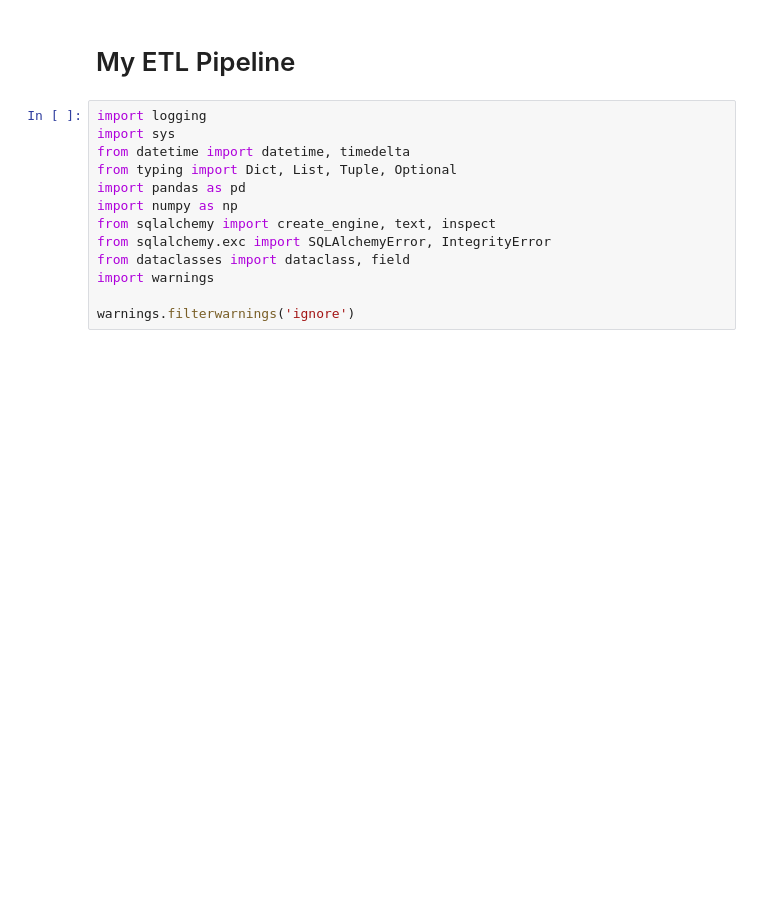
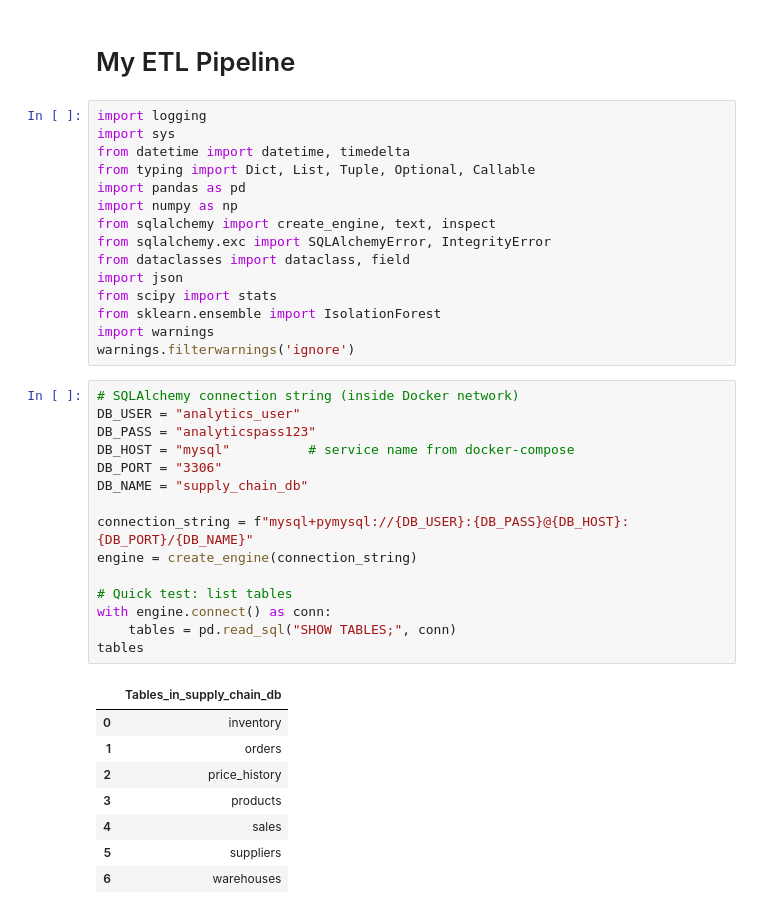
Before and after one commit to Caio-Felice-Cunha/Supply-Chain-Intelligence-Hub, a Jupyter notebook: notebooks/python_analysis.ipynb, the cells around one changed output. Cells and saved outputs as stored; diff of their text form; blank space fills up the shorter version.

```diff
--- a/notebooks/python_analysis.ipynb
+++ b/notebooks/python_analysis.ipynb
@@ -4,15 +4,41 @@
 import logging
 import sys
 from datetime import datetime, timedelta
-from typing import Dict, List, Tuple, Optional
+from typing import Dict, List, Tuple, Optional, Callable
 import pandas as pd
 import numpy as np
 from sqlalchemy import create_engine, text, inspect
 from sqlalchemy.exc import SQLAlchemyError, IntegrityError
 from dataclasses import dataclass, field
+import json
+from scipy import stats
+from sklearn.ensemble import IsolationForest
 import warnings
-
 warnings.filterwarnings('ignore')
+# %%
+# SQLAlchemy connection string (inside Docker network)
+DB_USER = "analytics_user"
+DB_PASS = "analyticspass123"
+DB_HOST = "mysql"          # service name from docker-compose
+DB_PORT = "3306"
+DB_NAME = "supply_chain_db"
+
+connection_string = f"mysql+pymysql://{DB_USER}:{DB_PASS}@{DB_HOST}:{DB_PORT}/{DB_NAME}"
+engine = create_engine(connection_string)
+
+# Quick test: list tables
+with engine.connect() as conn:
+    tables = pd.read_sql("SHOW TABLES;", conn)
+tables
+# %% [output]
+|  | Tables_in_supply_chain_db |
+| 0 | inventory |
+| 1 | orders |
+| 2 | price_history |
+| 3 | products |
+| 4 | sales |
+| 5 | suppliers |
+| 6 | warehouses |
 # %%
 @dataclass
 class ETLConfig:
```
Also changed, not shown: parts of 7 cells of this notebook, 1 other file.
